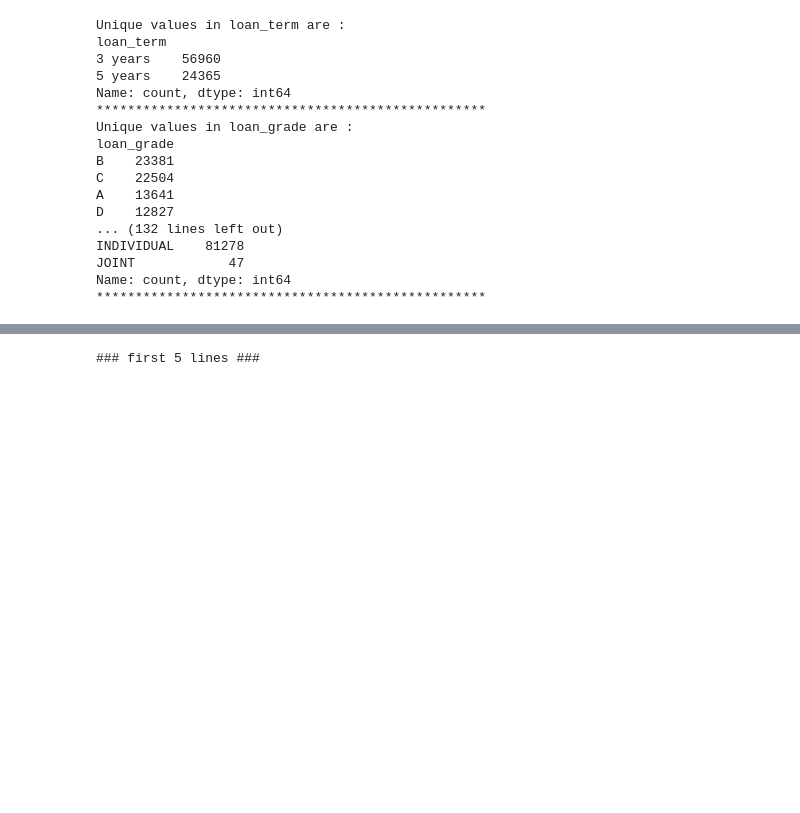
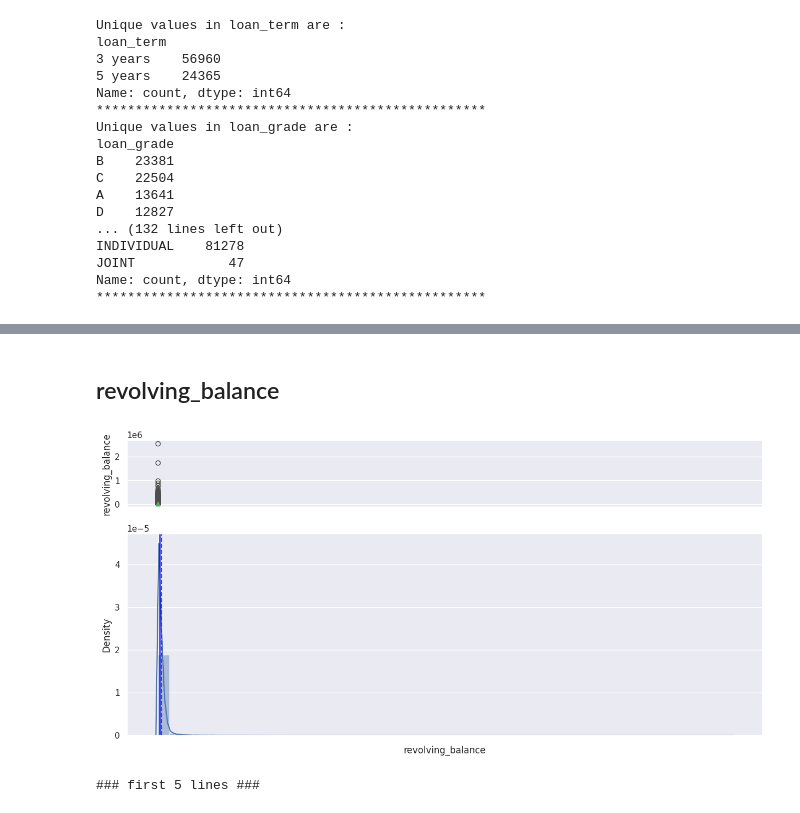
Before and after one commit to 8946-art/Boosting_eVISA_Business-Application, a Jupyter notebook: NBFC Loan Default.ipynb, the cells around one changed output, grey strips where cells are left out. Saved outputs shown, nothing was run; the diff lists cells and outputs as text; code cells hidden in the pictures; blank space fills up the shorter version.

```diff
--- a/NBFC Loan Default.ipynb
+++ b/NBFC Loan Default.ipynb
@@ -269,3 +340,9 @@ Name: count, dtype: int64
+# %% [markdown]
+## revolving_balance
+# %%
+histogram_boxplot(df.revolving_balance)
+# %% [output]
+[figure, added]
 # %%
 # Check Dataset
 
```
Also changed, not shown: parts of 7 cells of this notebook.
